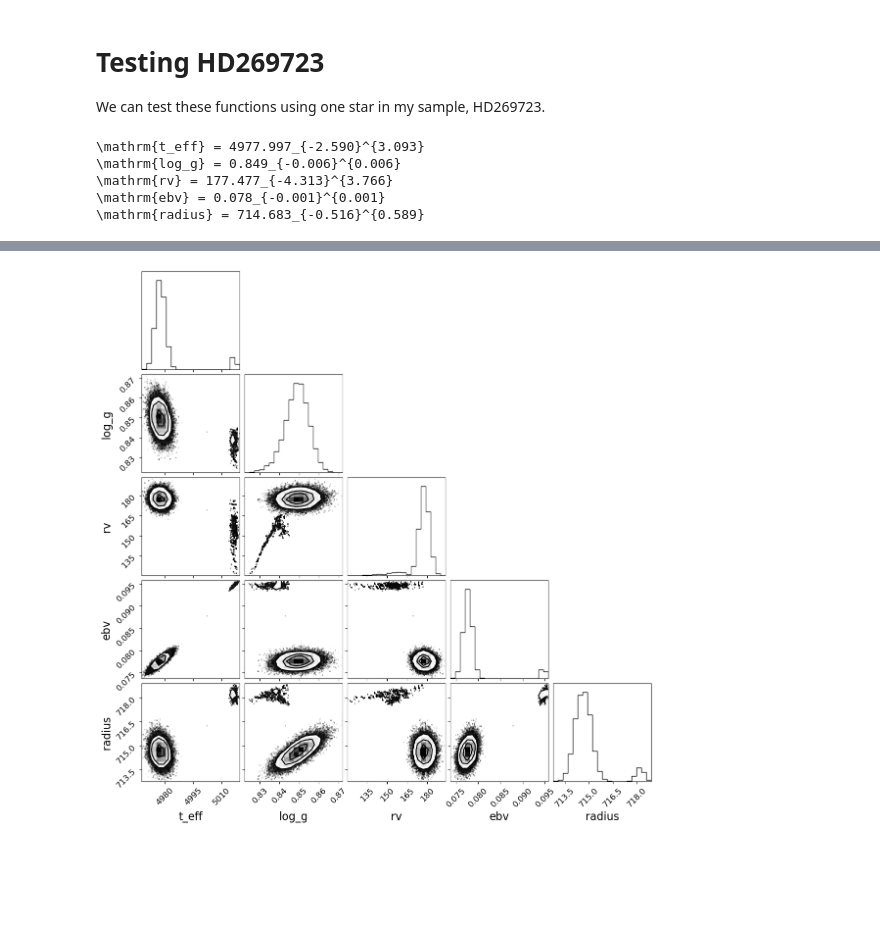
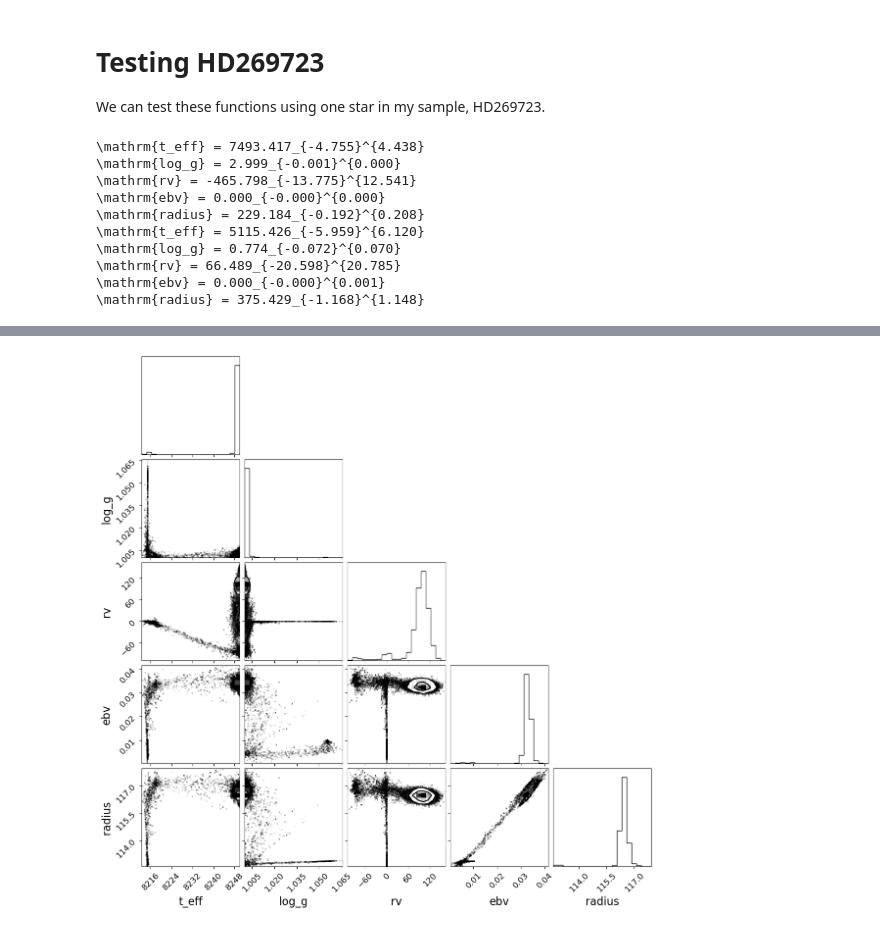
Before and after one commit to kaitlynchen1/yellow-supergiant-spectra, a Jupyter notebook: posterior predictive plots.ipynb, the cells around one changed output, grey strips where cells are left out. Drawn from its saved outputs; the diff is of its cells as text; code cells hidden in the pictures; blank space fills up the shorter version.

```diff
--- a/posterior predictive plots.ipynb
+++ b/posterior predictive plots.ipynb
@@ -84,14 +97,14 @@ def smooth(i):
     spec_interp = linear(spec_smooth, wavelength_grid)
     return spec_interp, spec1d
 # %%
-def loademcee(i):
+def loademcee(i, toss):
     """
     reads the h5 file and generates theta values where theta is [t_eff, log_g, rv, ebv, radius]
     """
     # load the file
-    reader = emcee.backends.HDFBackend('/Users/kchen/FYPS/' + mcfiles_sorted[i], name='rv_prior')
+    reader = emcee.backends.HDFBackend('/Users/kchen/FYPS/' + mcfiles_sorted[i], name='rv_noise_prior')
     #discard first 1000 points where it's converging
-    samples = reader.get_chain(flat=True, discard=1000)
+    samples = reader.get_chain(flat=True, discard=toss)
     return samples
 # %% [markdown]
 # Plots
@@ -150,9 +166,9 @@ def postpred(wavelength, i):
 # %%
-def cornerplot(i):
+def cornerplot(i, toss=1000):
     """
     Plots corner plot for index i in the array of mcfiles_sorted
     """
-    samples = loademcee(i) # unpack
+    samples = loademcee(i, toss=toss) # unpack
 
     # give axes labels
     labels = ['t_eff', 'log_g', 'rv', 'ebv', 'radius']
@@ -209,14 +225,22 @@ def mcvalues(i):
 # Testing HD269723
 We can test these functions using one star in my sample, HD269723.
 # %%
+import pandas as pd
+df = pd.read_csv('/Users/kchen/Downloads/ysg.csv') # read csv
 # calculate t_eff, log(g), radial velocity, reddening, radius
-mcvalues(3)
+mcvalues(24)
+mcvalues(35)
 # %% [output]
-\mathrm{t_eff} = 4977.997_{-2.590}^{3.093}
-\mathrm{log_g} = 0.849_{-0.006}^{0.006}
-\mathrm{rv} = 177.477_{-4.313}^{3.766}
-\mathrm{ebv} = 0.078_{-0.001}^{0.001}
-\mathrm{radius} = 714.683_{-0.516}^{0.589}
+\mathrm{t_eff} = 7493.417_{-4.755}^{4.438}
+\mathrm{log_g} = 2.999_{-0.001}^{0.000}
+\mathrm{rv} = -465.798_{-13.775}^{12.541}
+\mathrm{ebv} = 0.000_{-0.000}^{0.000}
+\mathrm{radius} = 229.184_{-0.192}^{0.208}
+\mathrm{t_eff} = 5115.426_{-5.959}^{6.120}
+\mathrm{log_g} = 0.774_{-0.072}^{0.070}
+\mathrm{rv} = 66.489_{-20.598}^{20.785}
+\mathrm{ebv} = 0.000_{-0.000}^{0.001}
+\mathrm{radius} = 375.429_{-1.168}^{1.148}
 # %%
-cornerplot(3) # woah multi modal!
+cornerplot(13, 5000) # woah multi modal!
 # %% [output]
@@ -223,2 +255,2 @@ cornerplot(3) # woah multi modal!
-[figure, old version]
+[figure, new version]
 # %%
```
Also changed, not shown: parts of 11 cells of this notebook, 7 other files.
